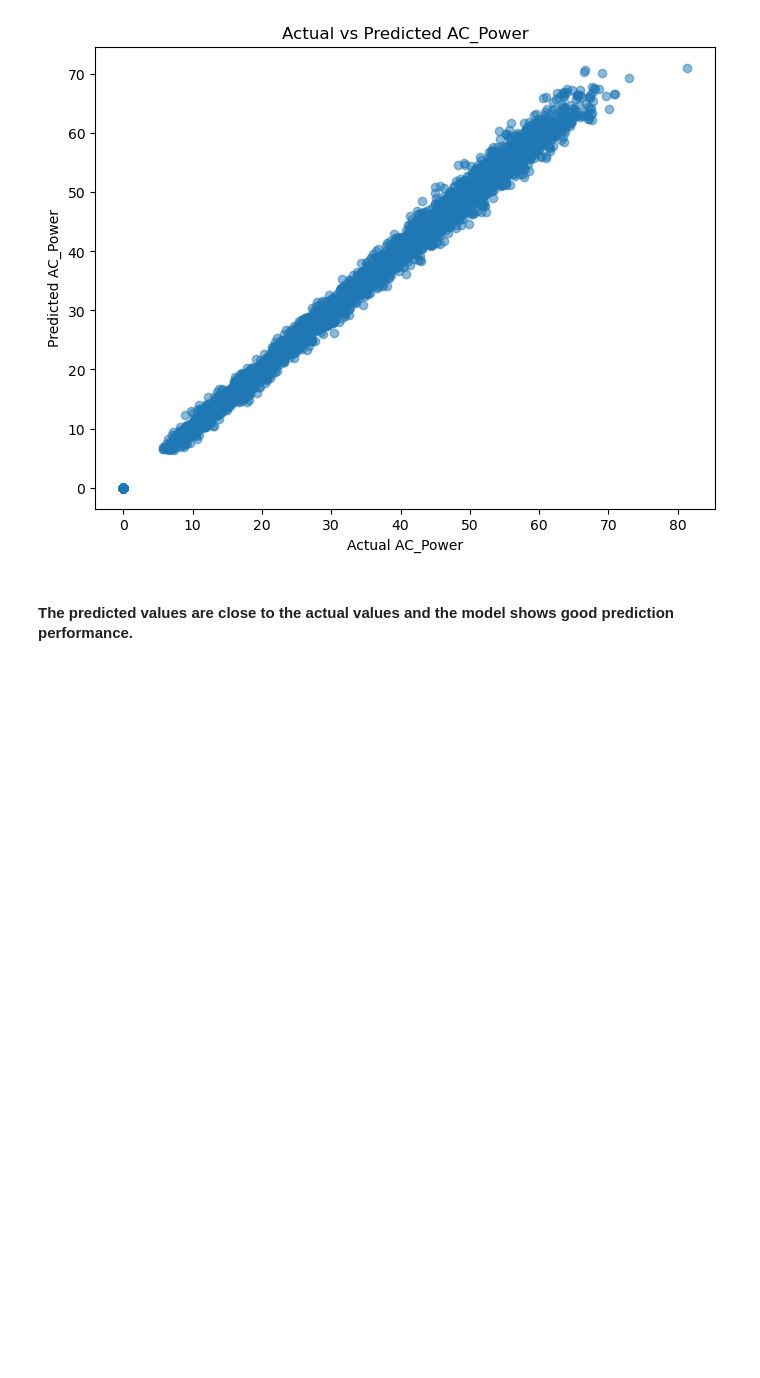
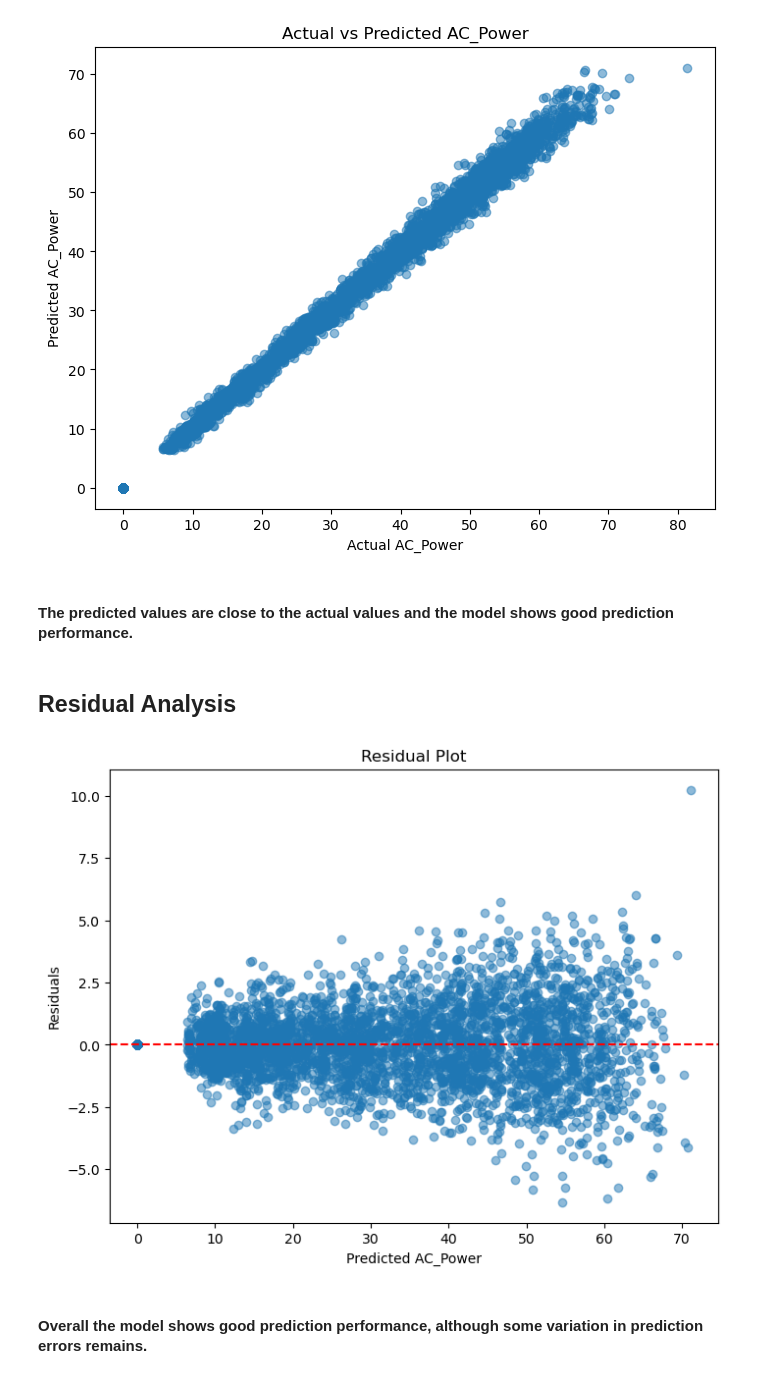
Before and after one commit to archasunil1111-jpg/Solar_Power_Generation_Prediction, a Jupyter notebook: notebooks/02_modeling.ipynb, the cells around one changed output. Saved outputs shown, nothing was run; the diff lists cells and outputs as text; code cells hidden in the pictures; blank space fills up the shorter version.

Commit message:
Residual Analysis

```diff
--- a/notebooks/02_modeling.ipynb
+++ b/notebooks/02_modeling.ipynb
@@ -808,3 +808,18 @@ plt.show()
 [figure]
 # %% [markdown]
 #### The predicted values are close to the actual values and the model shows good prediction performance.
+# %% [markdown]
+## Residual Analysis
+# %%
+residuals=y_test-y_pred_tuned_rf
+plt.figure(figsize=(8, 6))
+plt.scatter(y_pred_tuned_rf,residuals, alpha=0.5)
+plt.axhline(y=0, color="red", linestyle="--")
+plt.xlabel("Predicted AC_Power")
+plt.ylabel("Residuals")
+plt.title("Residual Plot")
+plt.show()
+# %% [output]
+[figure, added]
+# %% [markdown]
+#### Overall the model shows good prediction performance, although some variation in prediction errors remains.
```
